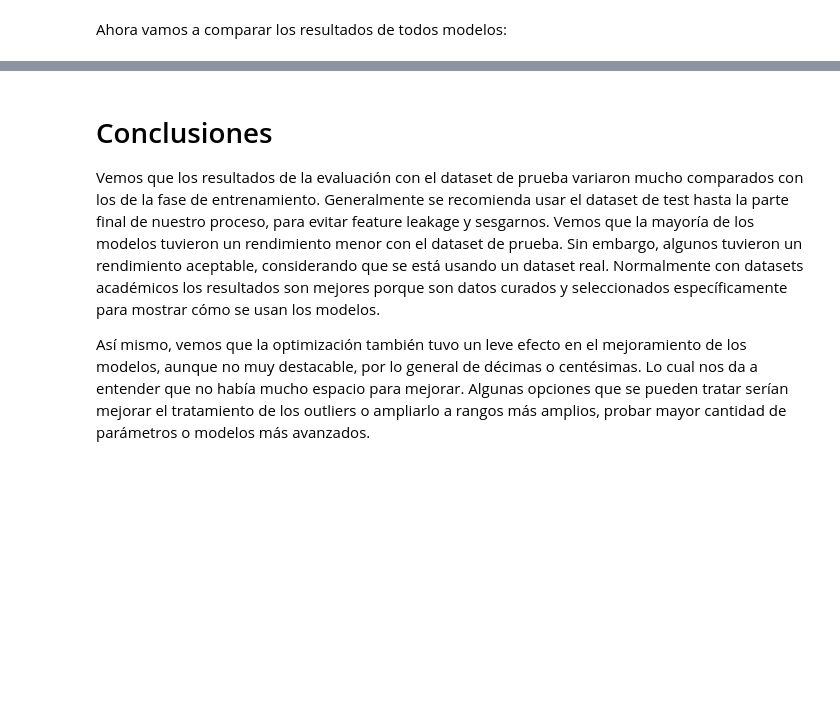
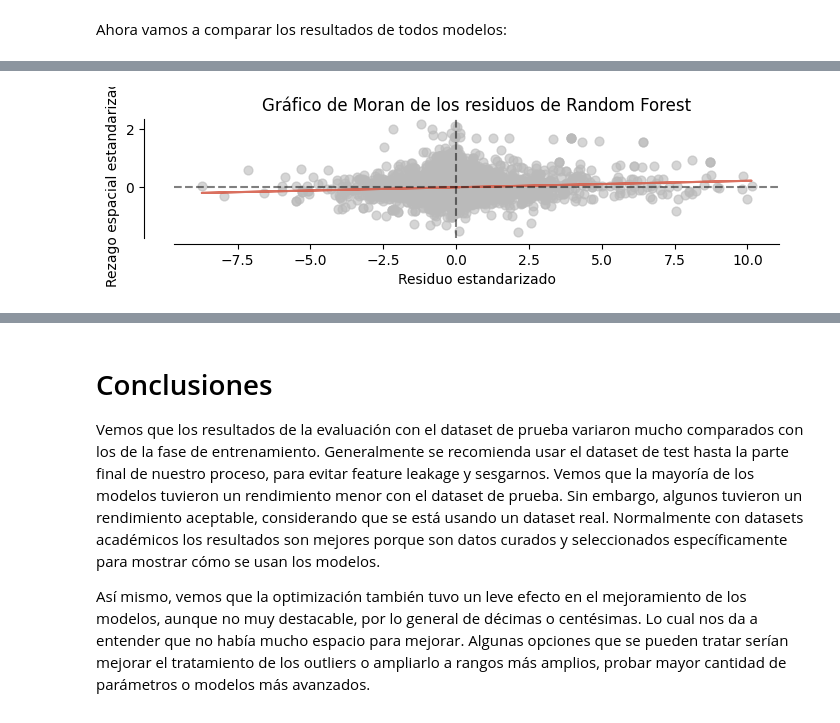
Before and after one commit to evinracher/3008338-geospatial-analysis, a Jupyter notebook: project/house-price-medellin.ipynb, the cells around one changed output, grey strips where cells are left out. Drawn from its saved outputs; the diff is of its cells as text; code cells hidden in the pictures; blank space fills up the shorter version.

```diff
--- a/project/house-price-medellin.ipynb
+++ b/project/house-price-medellin.ipynb
@@ -1142,0 +1417,25 @@ test_model_comparison
+# %%
+np.random.seed(42)
+random_forest_residual_moran = Moran(
+    test_gdf["random_forest_residual"].to_numpy(),
+    test_weights,
+    permutations=999,
+)
+
+random_forest_residual_results = pd.DataFrame(
+    {
+        "Indicador": [
+            "I de Moran",
+            "I esperado",
+            "Valor p simulado",
+            "Z simulado",
+        ],
+        "Resultado": [
+            random_forest_residual_moran.I,
+            random_forest_residual_moran.EI,
+            random_forest_residual_moran.p_sim,
+            random_forest_residual_moran.z_sim,
+        ],
+    }
+)
+random_forest_residual_results.round(4)
@@ -1142,0 +1448,14 @@ test_model_comparison
+# %%
+figure, axis = plt.subplots(figsize=(7, 6))
+moran_scatterplot(
+    random_forest_residual_moran,
+    ax=axis,
+    aspect_equal=True,
+)
+axis.set_title("Gráfico de Moran de los residuos de Random Forest")
+axis.set_xlabel("Residuo estandarizado")
+axis.set_ylabel("Rezago espacial estandarizado")
+plt.tight_layout()
+plt.show()
+# %% [output]
+[figure, added]
```
Also changed, not shown: parts of 50 cells of this notebook.
